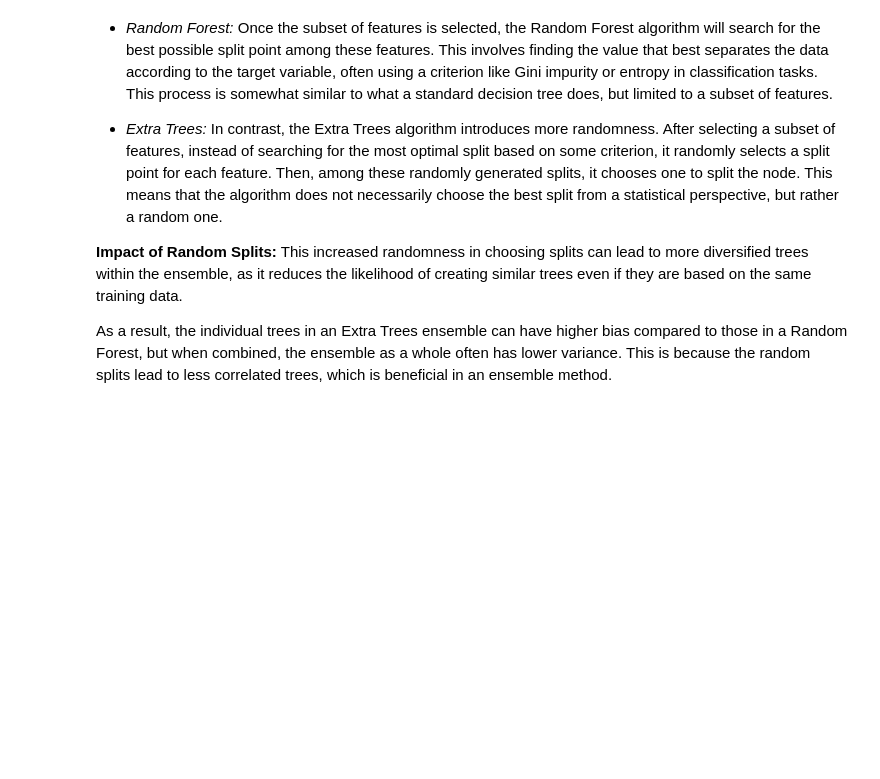
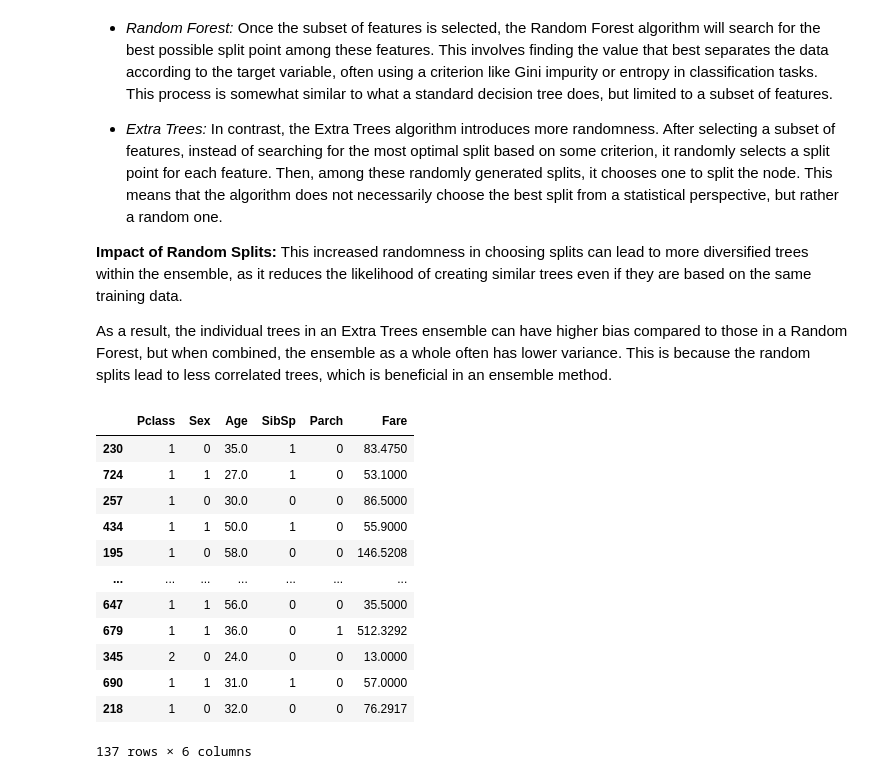
Before and after one commit to wegard/predictive-modelling-with-machine-learning, a Jupyter notebook: notebooks/13_Random_forests.ipynb, the cells around one changed output. Cells and saved outputs as stored; diff of their text form; code cells hidden in the pictures; blank space fills up the shorter version.

```diff
--- a/notebooks/13_Random_forests.ipynb
+++ b/notebooks/13_Random_forests.ipynb
@@ -171,6 +189,22 @@ y = df['Survived']
 
 # Split the data into training and testing sets
 X_train, X_test, y_train, y_test = train_test_split(X, y, random_state=1)
+# %%
+X_train
+# %% [output]
+|  | Pclass | Sex | Age | SibSp | Parch | Fare |
+| 230 | 1 | 0 | 35.0 | 1 | 0 | 83.4750 |
+| 724 | 1 | 1 | 27.0 | 1 | 0 | 53.1000 |
+| 257 | 1 | 0 | 30.0 | 0 | 0 | 86.5000 |
+| 434 | 1 | 1 | 50.0 | 1 | 0 | 55.9000 |
+| 195 | 1 | 0 | 58.0 | 0 | 0 | 146.5208 |
+| ... | ... | ... | ... | ... | ... | ... |
+| 647 | 1 | 1 | 56.0 | 0 | 0 | 35.5000 |
+| 679 | 1 | 1 | 36.0 | 0 | 1 | 512.3292 |
+| 345 | 2 | 0 | 24.0 | 0 | 0 | 13.0000 |
+| 690 | 1 | 1 | 31.0 | 1 | 0 | 57.0000 |
+| 218 | 1 | 0 | 32.0 | 0 | 0 | 76.2917 |
+137 rows × 6 columns
 # %%
 # Create an Extra Trees classifier object
 etc = ExtraTreesClassifier(n_estimators=100, max_depth=3, random_state=1)
```
Also changed, not shown: parts of 10 cells of this notebook, 5 other files.
